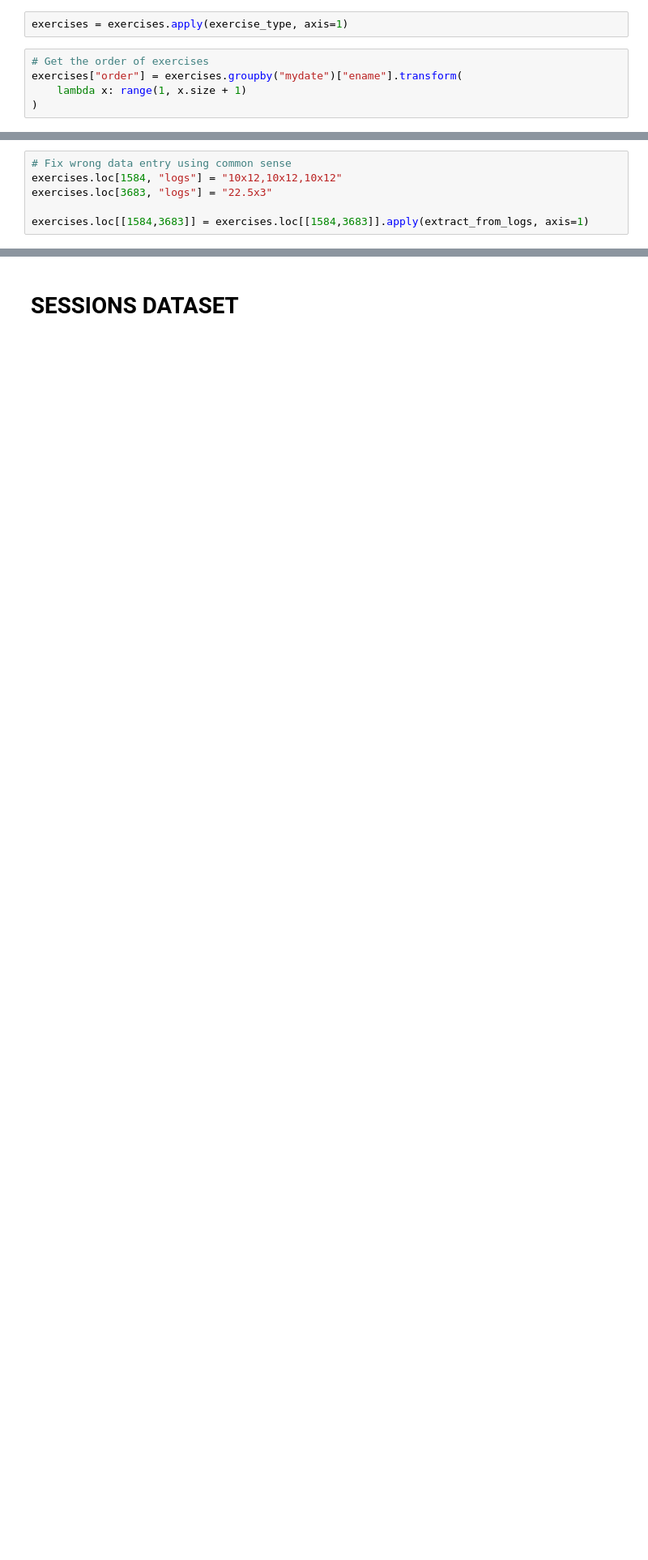
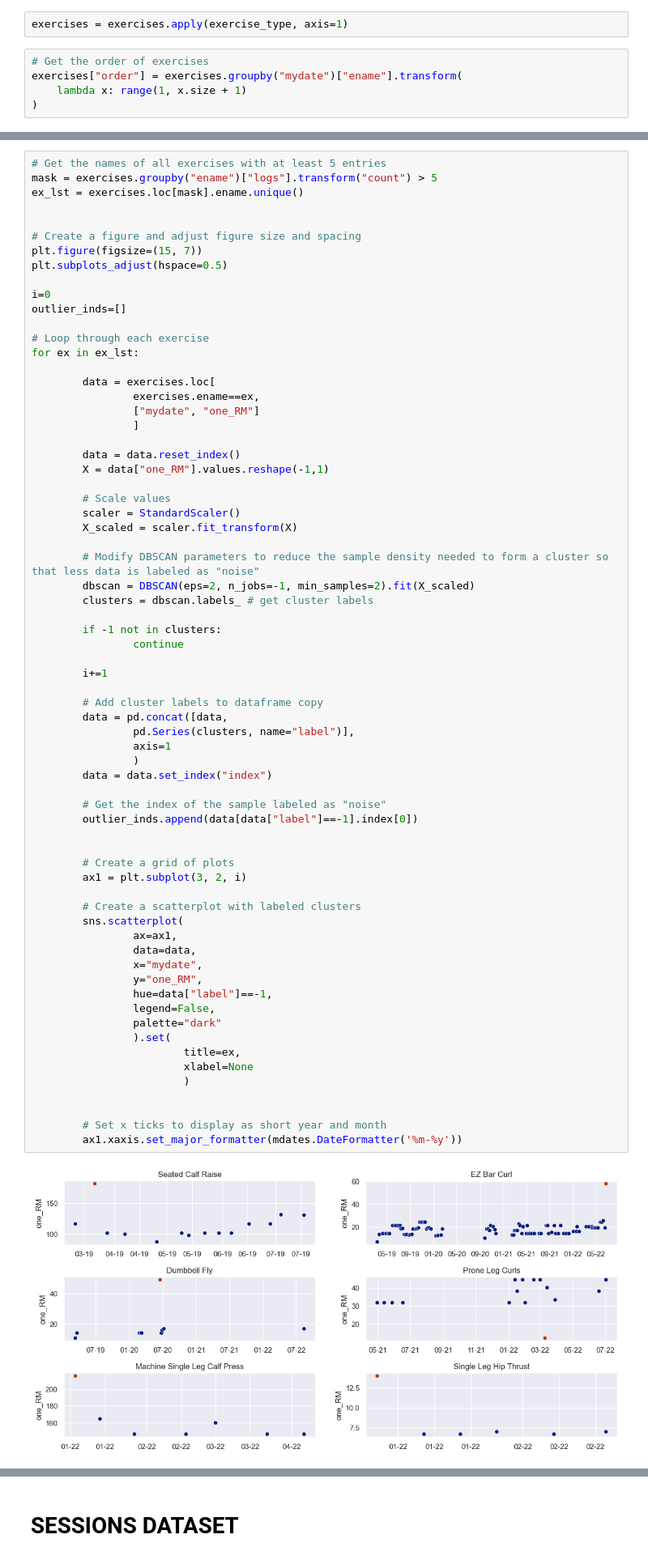
Before and after one commit to PlasmaScale/Data_cleaning_exercise_Jefit, a Jupyter notebook: data_cleaning.ipynb, the cells around one changed output, grey strips where cells are left out. Shown: that part at 81% size. Drawn from its saved outputs; the diff is of its cells as text; blank space fills up the shorter version.

```diff
--- a/data_cleaning.ipynb
+++ b/data_cleaning.ipynb
@@ -710,6 +667,70 @@ exercises.loc[mask]
-# %%
-# Fix wrong data entry using common sense
-exercises.loc[1584, "logs"] = "10x12,10x12,10x12"
-exercises.loc[3683, "logs"] = "22.5x3"
-
-exercises.loc[[1584,3683]] = exercises.loc[[1584,3683]].apply(extract_from_logs, axis=1)
+# %%
+# Get the names of all exercises with at least 5 entries
+mask = exercises.groupby("ename")["logs"].transform("count") > 5
+ex_lst = exercises.loc[mask].ename.unique()
+
+
+# Create a figure and adjust figure size and spacing
+plt.figure(figsize=(15, 7))
+plt.subplots_adjust(hspace=0.5)
+
+i=0
+outlier_inds=[]
+
+# Loop through each exercise
+for ex in ex_lst:
+
+        data = exercises.loc[
+                exercises.ename==ex,
+                ["mydate", "one_RM"]
+                ]
+
+        data = data.reset_index()
+        X = data["one_RM"].values.reshape(-1,1)
+
+        # Scale values
+        scaler = StandardScaler()
+        X_scaled = scaler.fit_transform(X)
+
+        # Modify DBSCAN parameters to reduce the sample density needed to form a cluster so that less data is labeled as "noise"
+        dbscan = DBSCAN(eps=2, n_jobs=-1, min_samples=2).fit(X_scaled)
+        clusters = dbscan.labels_ # get cluster labels
+
+        if -1 not in clusters:
+                continue
+
+        i+=1
+
+        # Add cluster labels to dataframe copy
+        data = pd.concat([data,
+                pd.Series(clusters, name="label")],
+                axis=1
+                )
+        data = data.set_index("index")
+
+        # Get the index of the sample labeled as "noise"
+        outlier_inds.append(data[data["label"]==-1].index[0])
+
+
+        # Create a grid of plots
+        ax1 = plt.subplot(3, 2, i)
+
+        # Create a scatterplot with labeled clusters
+        sns.scatterplot(
+                ax=ax1,
+                data=data,
+                x="mydate",
+                y="one_RM",
+                hue=data["label"]==-1,
+                legend=False,
+                palette="dark"
+                ).set(
+                        title=ex,
+                        xlabel=None
+                        )
+
+
+        # Set x ticks to display as short year and month
+        ax1.xaxis.set_major_formatter(mdates.DateFormatter('%m-%y'))
+# %% [output]
+[figure, added]
```
Also changed, not shown: parts of 16 cells of this notebook.
